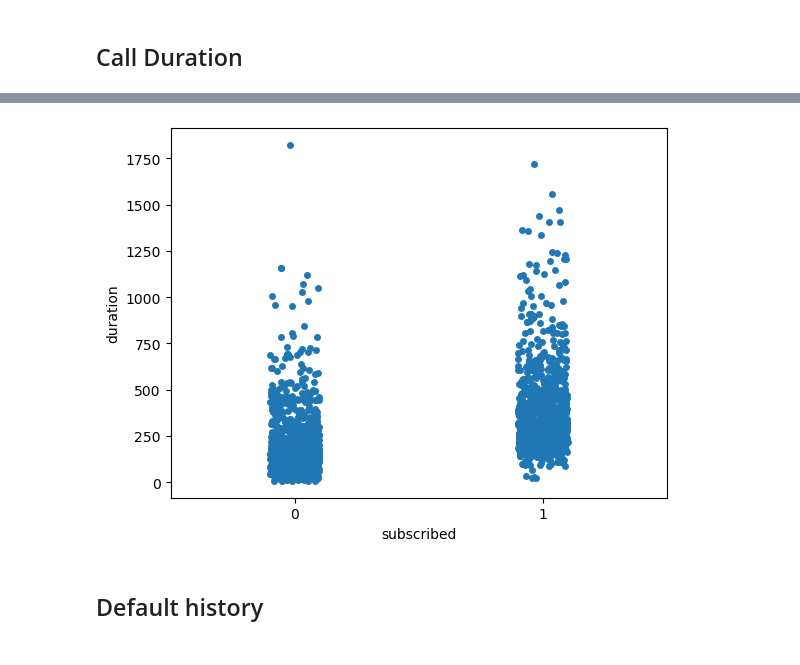
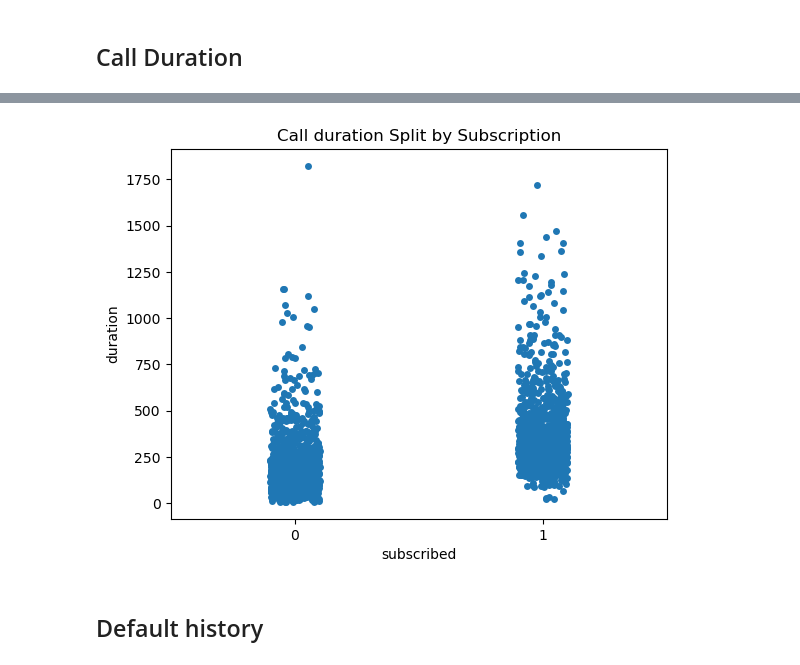
Before and after one commit to the-Tiege/etivity_1, a Jupyter notebook: TJ Dunne_16143892_etivity1.ipynb, the cells around one changed output, grey strips where cells are left out. Drawn from its saved outputs; the diff is of its cells as text; code cells hidden in the pictures.

```diff
--- a/TJ Dunne_16143892_etivity1.ipynb
+++ b/TJ Dunne_16143892_etivity1.ipynb
@@ -258,10 +261,10 @@ plt.show()
 # %%
-#Strip plot for Subscribed vs Call duration
-
+#Strip plot for Call duration split by subscription.
 sns.stripplot(x=bank_df['subscribed'], y=bank_df['duration'], jitter=True, orient='v')
+plt.title("Call duration Split by Subscription")
 plt.show()
 # %% [output]
-[figure, old version]
+[figure, new version]
 # %% [markdown]
 ## Default history
 # %%
```
Also changed, not shown: parts of 6 cells of this notebook.
